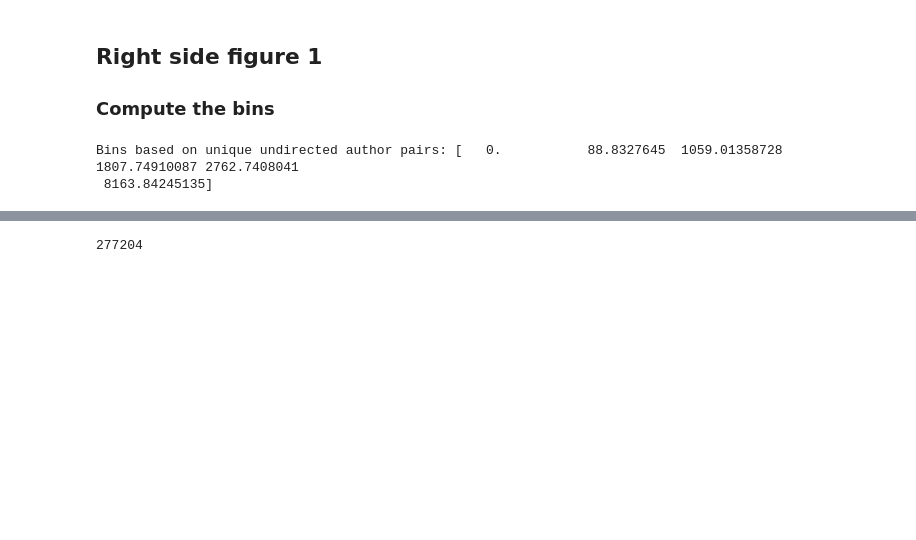
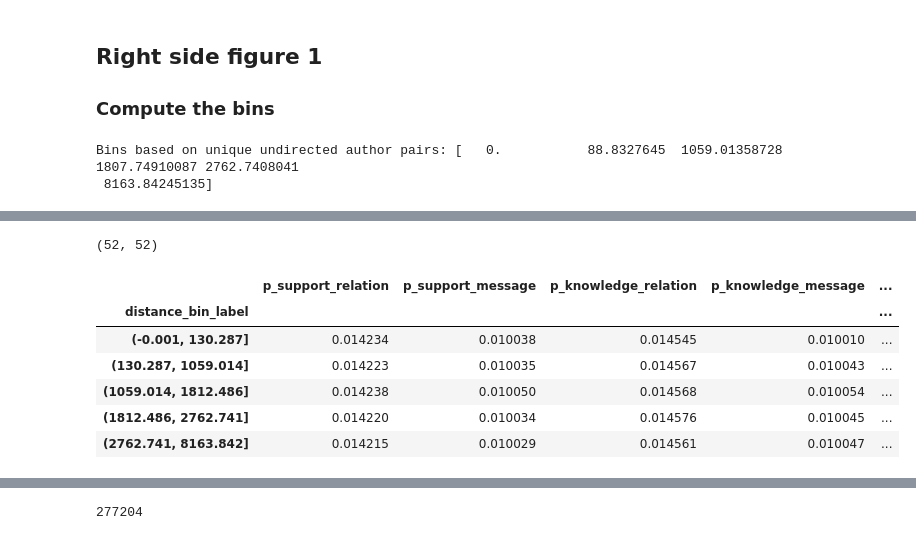
Before and after one commit to florentinafabregas/Group_K_SeminarsInDataScience, a Jupyter notebook: figure1.ipynb, the cells around one changed output, grey strips where cells are left out. Saved outputs shown, nothing was run; the diff lists cells and outputs as text; code cells hidden in the pictures; blank space fills up the shorter version.

```diff
--- a/figure1.ipynb
+++ b/figure1.ipynb
@@ -296,0 +636,4 @@ Bins based on unique undirected author pairs: [   0.           88.8327645  1059.
+# %%
+dist_matrix.shape
+# %% [output]
+(52, 52)
@@ -296,0 +676,10 @@ Bins based on unique undirected author pairs: [   0.           88.8327645  1059.
+# %%
+p_null
+# %% [output]
+|  | p_support_relation | p_support_message | p_knowledge_relation | p_knowledge_message | ... |
+| distance_bin_label |  |  |  |  | ... |
+| (-0.001, 130.287] | 0.014234 | 0.010038 | 0.014545 | 0.010010 | ... |
+| (130.287, 1059.014] | 0.014223 | 0.010035 | 0.014567 | 0.010043 | ... |
+| (1059.014, 1812.486] | 0.014238 | 0.010050 | 0.014568 | 0.010054 | ... |
+| (1812.486, 2762.741] | 0.014220 | 0.010034 | 0.014576 | 0.010045 | ... |
+| (2762.741, 8163.842] | 0.014215 | 0.010029 | 0.014561 | 0.010047 | ... |
```
Also changed, not shown: parts of 62 cells of this notebook.
